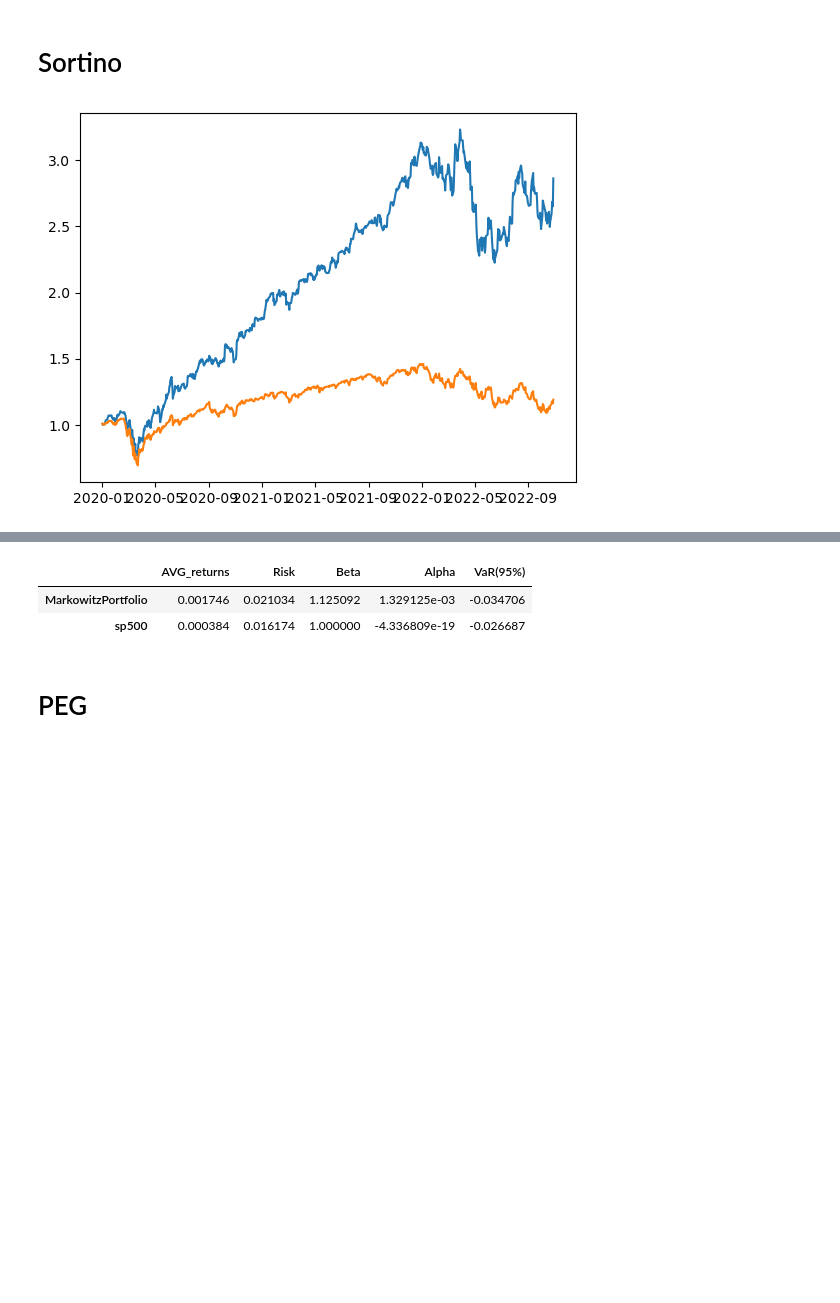
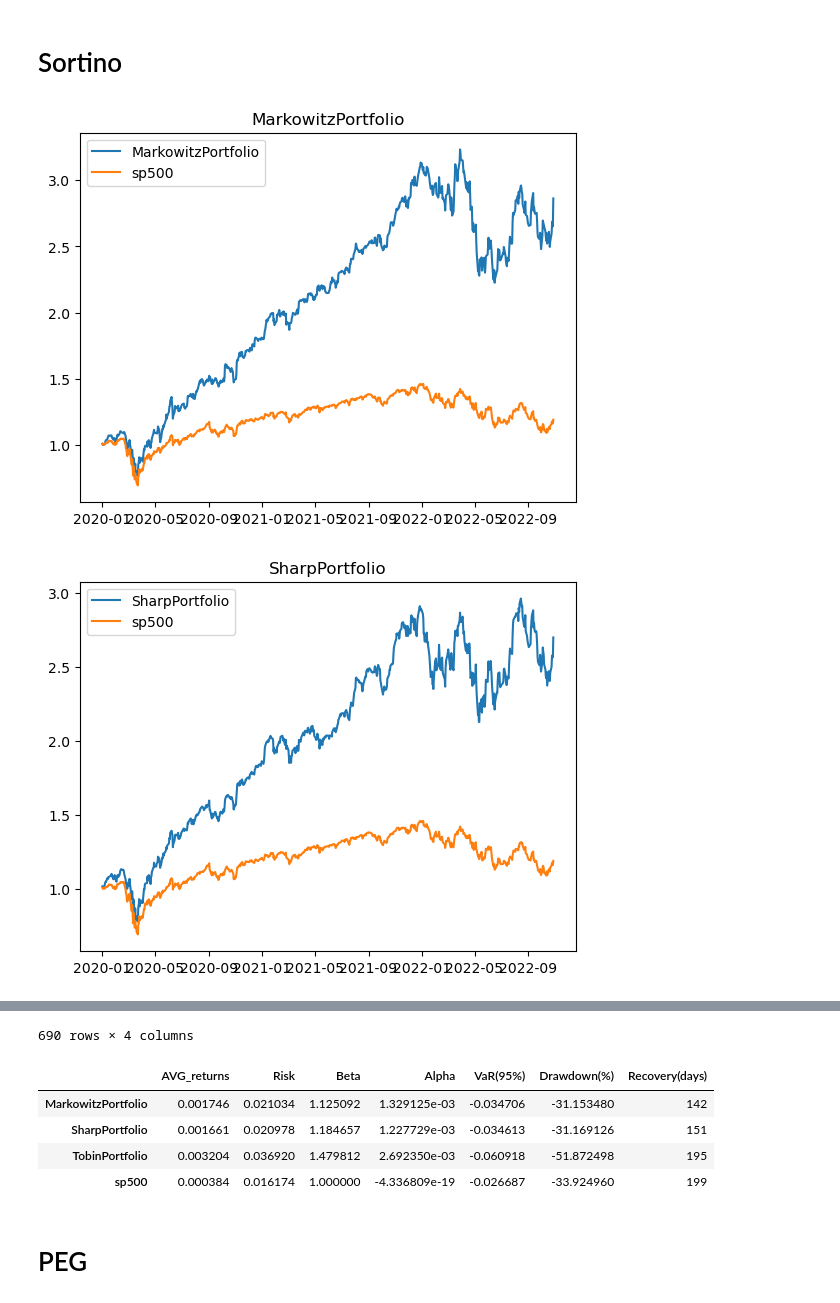
Before and after one commit to Shinypuff/Portfolios, a Jupyter notebook: port_my.ipynb, the cells around one changed output, grey strips where cells are left out. Saved outputs shown, nothing was run; the diff lists cells and outputs as text; code cells hidden in the pictures; blank space fills up the shorter version.

```diff
--- a/port_my.ipynb
+++ b/port_my.ipynb
@@ -190,3 +195,32 @@ def get_port(asset_list, portfolio_type = MarkowitzPortfolio, max_risk=1, min_re
+# %%
+def get_all(asset_list, max_risk=1, min_ret=((1+riskfree)**(1/252))-1):
+
+    asset_pct = pct[asset_list]
+    res = pd.DataFrame()
+    res_price = pd.DataFrame()
+
+    global risk
+    global ret
+    risk = max_risk
+    ret = min_ret
+
+    for portfolio_type in [MarkowitzPortfolio, SharpPortfolio, TobinPortfolio]:
+
+        asset_rets = backtesting_universal(asset_pct, port_model = portfolio_type, ret_det=ret, risk_det=risk)
+        res = pd.concat([res,asset_rets.iloc[:,0]], axis=1)
+
+        asset_price = (asset_rets+1).cumprod()
+        res_price= pd.concat([res_price,asset_price.iloc[:,0]], axis=1)
+
+        plt.plot(asset_price, label = asset_price.columns)
+        plt.title(portfolio_type.__name__)
+        plt.legend()
+        plt.show()
+
+    res['sp500']=sp500.loc[res.index]
+    res_price['sp500']= (sp500.loc[res_price.index]+1).cumprod()
+
+    return res, res_price
 # %% [markdown]
 # Baseline
 # %%
@@ -253,6 +294,8 @@ def get_sortino(df_pct,n):
 # %%
 sortino_list = get_sortino(pct,20)
 # %%
-sortino_ret, sortino_price = get_port(sortino_list)
+sortino_ret, sortino_price = get_all(sortino_list)
+sortino_price
 # %% [output]
-[figure, old version]
+[figure, new version]
+[figure, added]
@@ -259,10 +315,13 @@ sortino_ret, sortino_price = get_port(sortino_list)
+690 rows × 4 columns
 # %%
 sortino_metr = get_metrics(sortino_ret)
 sortino_metr
 # %% [output]
-|  | AVG_returns | Risk | Beta | Alpha | VaR(95%) |
-| MarkowitzPortfolio | 0.001746 | 0.021034 | 1.125092 | 1.329125e-03 | -0.034706 |
-| sp500 | 0.000384 | 0.016174 | 1.000000 | -4.336809e-19 | -0.026687 |
+|  | AVG_returns | Risk | Beta | Alpha | VaR(95%) | Drawdown(%) | Recovery(days) |
+| MarkowitzPortfolio | 0.001746 | 0.021034 | 1.125092 | 1.329125e-03 | -0.034706 | -31.153480 | 142 |
+| SharpPortfolio | 0.001661 | 0.020978 | 1.184657 | 1.227729e-03 | -0.034613 | -31.169126 | 151 |
+| TobinPortfolio | 0.003204 | 0.036920 | 1.479812 | 2.692350e-03 | -0.060918 | -51.872498 | 195 |
+| sp500 | 0.000384 | 0.016174 | 1.000000 | -4.336809e-19 | -0.026687 | -33.924960 | 199 |
 # %% [markdown]
 # PEG
 # %%
```
Also changed, not shown: parts of 12 cells of this notebook.
